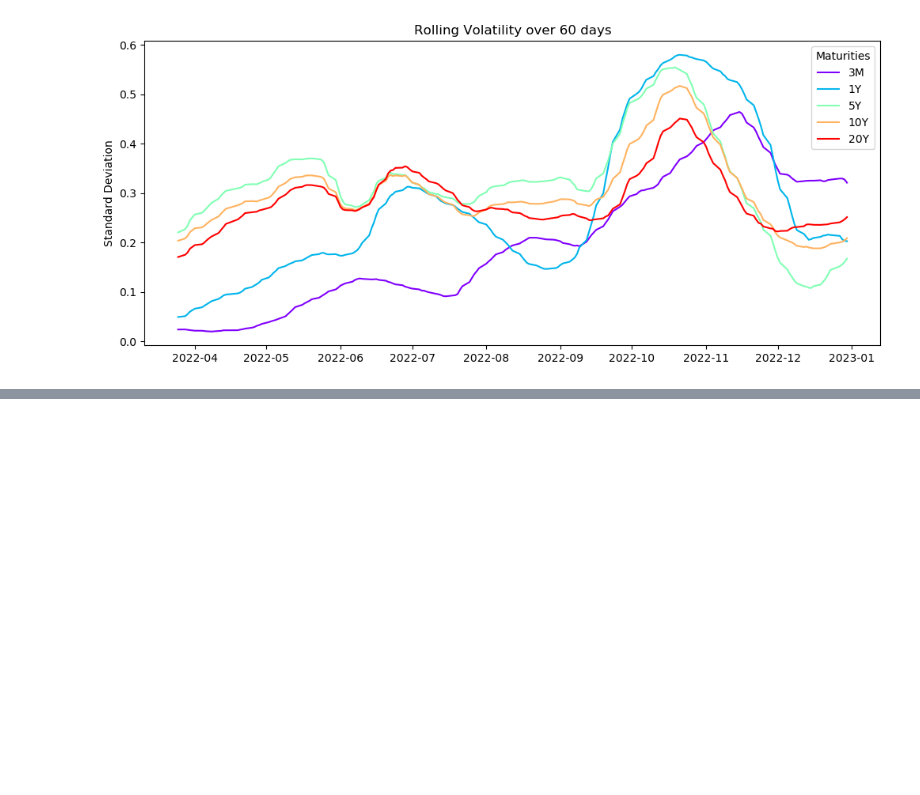
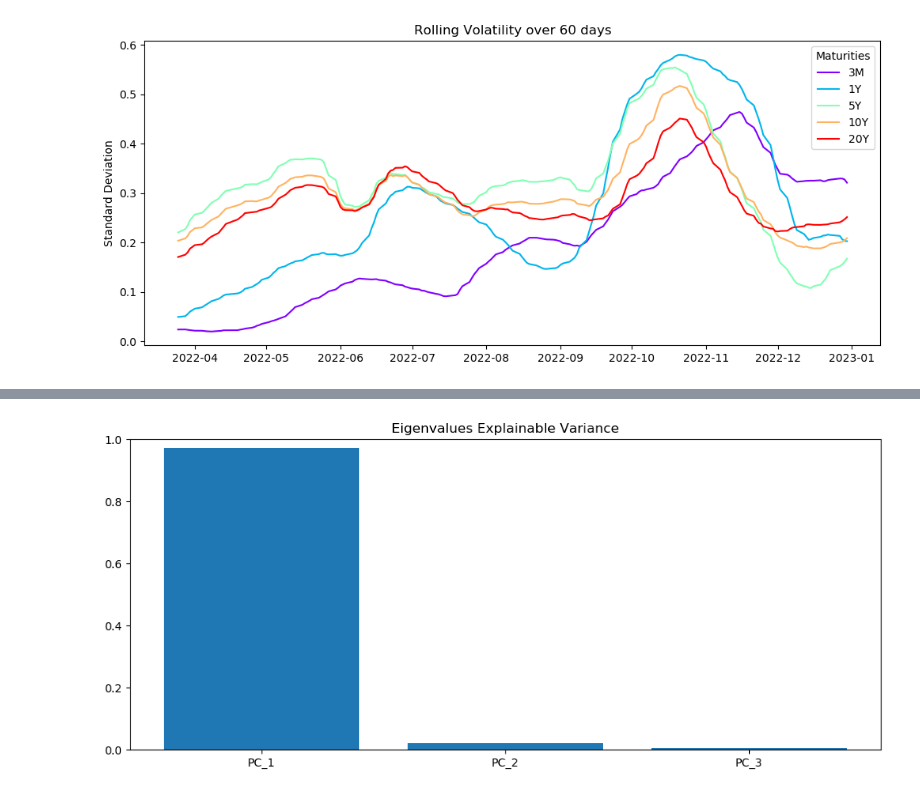
Before and after one commit to bernhard-pfann/pca-yield-curve-analytics, a Jupyter notebook: notebooks/analysis.ipynb, the cells around one changed output, grey strips where cells are left out. Drawn from its saved outputs; the diff is of its cells as text; code cells hidden in the pictures; blank space fills up the shorter version.

```diff
--- a/notebooks/analysis.ipynb
+++ b/notebooks/analysis.ipynb
@@ -139,0 +158,13 @@ NameError: name 'cm' is not defined
+# %%
+fig, ax = plt.subplots(figsize=(12,5))
+
+ax.bar(
+    eig_values.index[:pca.k],
+    eig_values["eig_val_rel"][:pca.k]
+)
+
+ax.set_ylim(0,1)
+ax.set_title ("Eigenvalues Explainable Variance")
+plt.show()
+# %% [output]
+[figure, added]
```
Also changed, not shown: parts of 16 cells of this notebook, 2 other files.
